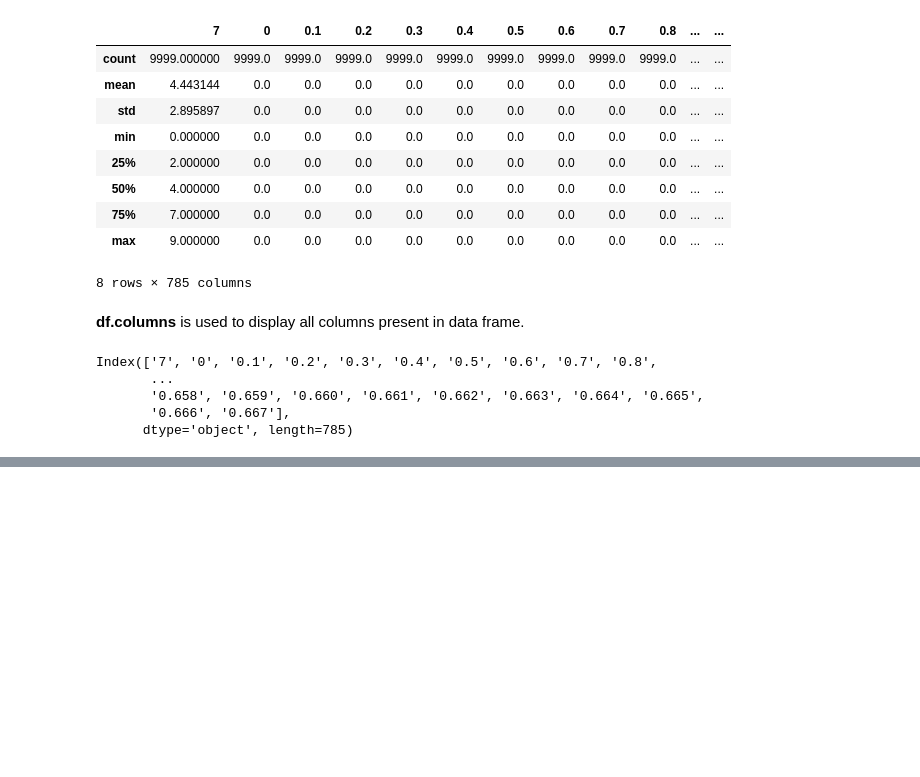
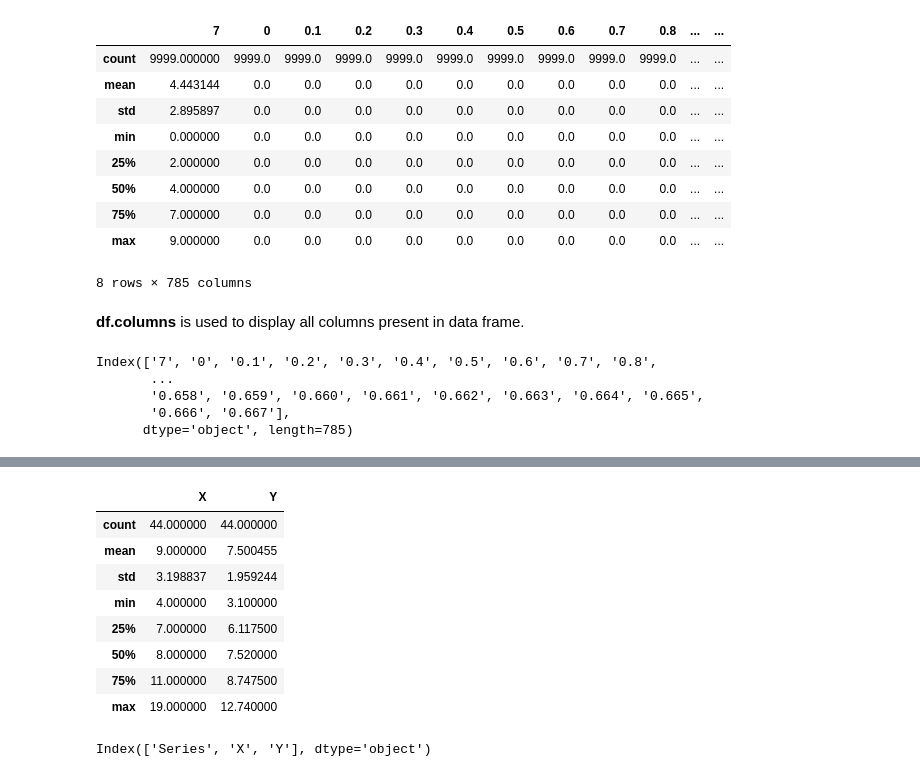
Before and after one commit to saiakshitha28-collab/ML_LAB_2026-27, a Jupyter notebook: pandas.ipynb, the cells around one changed output, grey strips where cells are left out. Drawn from its saved outputs; the diff is of its cells as text; code cells hidden in the pictures; blank space fills up the shorter version.

```diff
--- a/pandas.ipynb
+++ b/pandas.ipynb
@@ -86,0 +152,2 @@ Index(['7', '0', '0.1', '0.2', '0.3', '0.4', '0.5', '0.6', '0.7', '0.8',
+# %%
+ff=pd.read_json("/content/sample_data/anscombe.json")
@@ -86,0 +172,16 @@ Index(['7', '0', '0.1', '0.2', '0.3', '0.4', '0.5', '0.6', '0.7', '0.8',
+# %%
+ff.describe()
+# %% [output]
+|  | X | Y |
+| count | 44.000000 | 44.000000 |
+| mean | 9.000000 | 7.500455 |
+| std | 3.198837 | 1.959244 |
+| min | 4.000000 | 3.100000 |
+| 25% | 7.000000 | 6.117500 |
+| 50% | 8.000000 | 7.520000 |
+| 75% | 11.000000 | 8.747500 |
+| max | 19.000000 | 12.740000 |
+# %%
+ff.columns
+# %% [output]
+Index(['Series', 'X', 'Y'], dtype='object')
```
Also changed, not shown: parts of 14 cells of this notebook.
